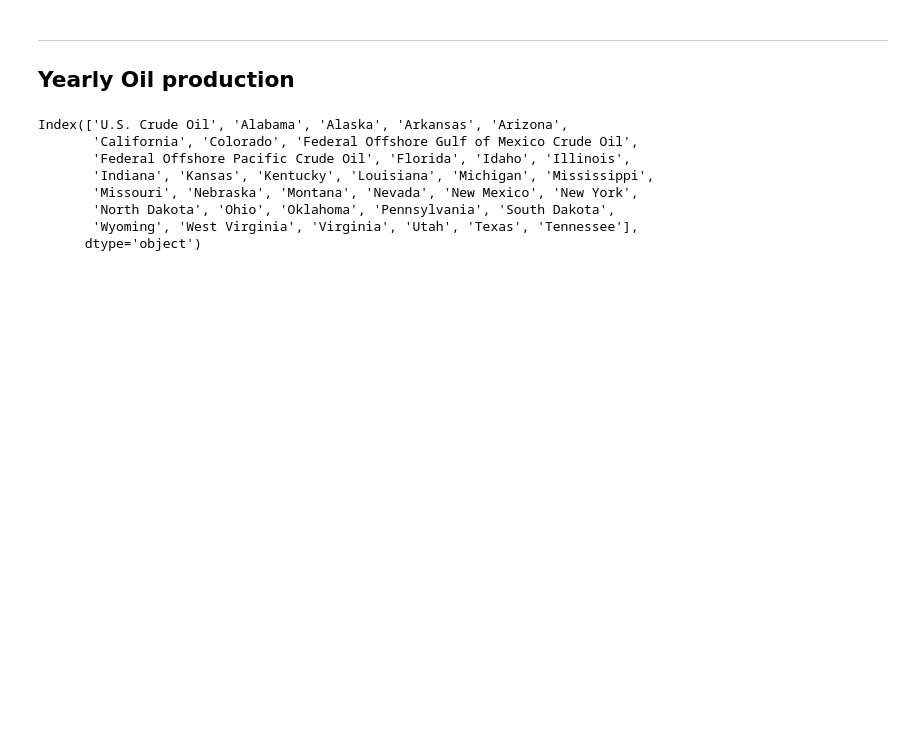
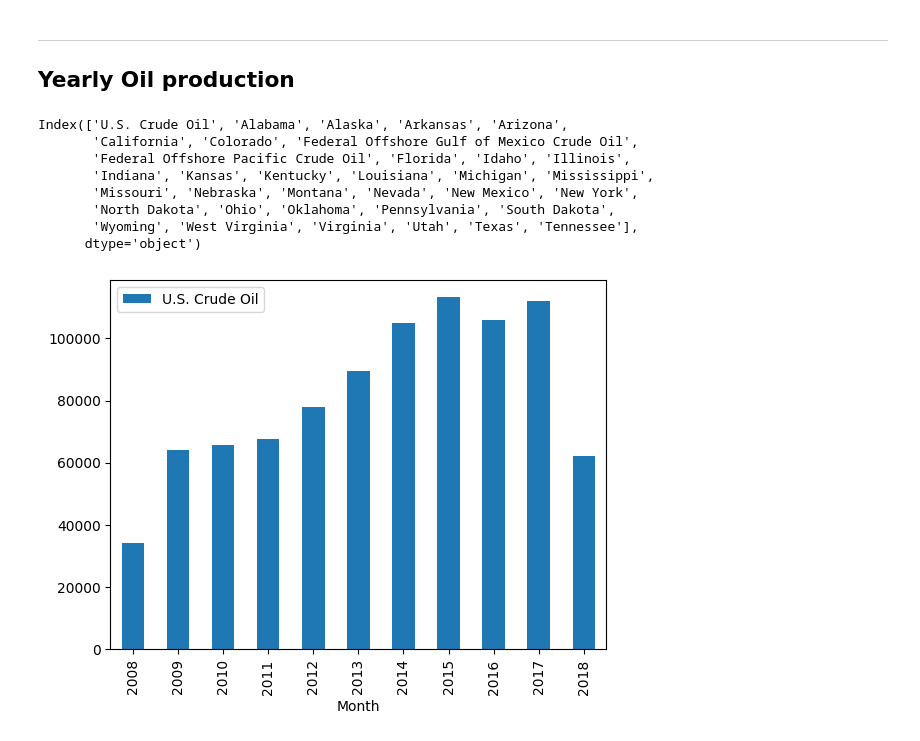
Before and after one commit to melis-gezer/data-us-oil-and-gas-production, a Jupyter notebook: oil_and_gas.ipynb, the cells around one changed output. Cells and saved outputs as stored; diff of their text form; code cells hidden in the pictures; blank space fills up the shorter version.

```diff
--- a/oil_and_gas.ipynb
+++ b/oil_and_gas.ipynb
@@ -183,3 +183,7 @@ Index(['U.S. Crude Oil', 'Alabama', 'Alaska', 'Arkansas', 'Arizona',
        'North Dakota', 'Ohio', 'Oklahoma', 'Pennsylvania', 'South Dakota',
        'Wyoming', 'West Virginia', 'Virginia', 'Utah', 'Texas', 'Tennessee'],
       dtype='object')
+# %%
+yearly_oil_df.filter(items=['U.S. Crude Oil']).plot(kind='bar');
+# %% [output]
+[figure, added]
```
Also changed, not shown: parts of 8 cells of this notebook.
